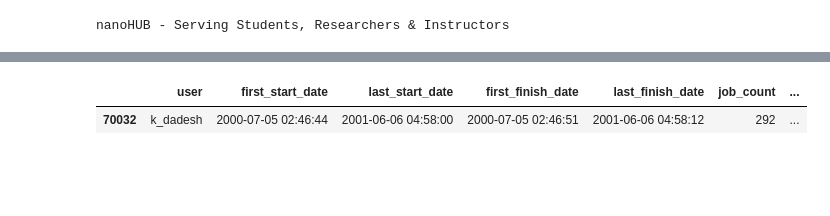
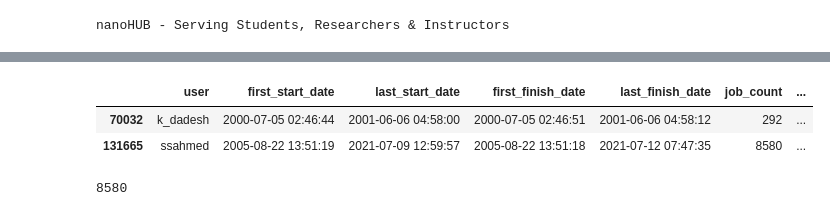
Before and after one commit to saxenap/nanohub, a Jupyter notebook: nanoHUB/rfm/notebooks/toolevents2.ipynb, the cells around one changed output, grey strips where cells are left out. Saved outputs shown, nothing was run; the diff lists cells and outputs as text; code cells hidden in the pictures; blank space fills up the shorter version.

Commit message:
finish generating data

```diff
--- a/nanoHUB/rfm/notebooks/toolevents2.ipynb
+++ b/nanoHUB/rfm/notebooks/toolevents2.ipynb
@@ -89,0 +94,8 @@ display(df_dummy['dates'])
+# %%
+df_superjobs_days = df_nonzero_superjobs.groupby(['user', 'superjob']).first()
+df_superjobs_days_groupedby_user = df_superjobs_days.groupby(['user'])
+
+df_count_superjobs_days = df_superjobs_days_groupedby_user.agg(
+    superjob_event_days=('start_dates', 'nunique')
+).reset_index()
+display(df_count_superjobs_days)
@@ -89,0 +116,4 @@ display(df_dummy['dates'])
+# %%
+df_superjobs_last_start_date = df_superjobs_days_groupedby_user['start'].last().reset_index()
+df_superjobs_last_start_date.columns = ['user', 'last_superjob_start_date']
+display(df_superjobs_last_start_date)
@@ -93,8 +137,13 @@ merger = Merger()
 merger.add_dataframe(df_start_max_min)
 merger.add_dataframe(df_finish_max_min)
 merger.add_dataframe(df_jobs)
-merger.add_dataframe(df_superjobs)
+merger.add_dataframe(df_superjobs_count)
 merger.add_dataframe(df_count_event_days)
+merger.add_dataframe(df_count_superjobs_days)
+merger.add_dataframe(df_superjobs_last_start_date)
 
 df_merged = merger.merge()
-display(df_merged)
+# %%
+df_merged['toolevents__lifetime'] = (df_merged['last_finish_date'] - df_merged['first_start_date']).dt.days
+df_merged.loc[df_merged.toolevents__lifetime == 0, 'toolevents__lifetime'] = 1
+display(df_merged)
@@ -124,6 +184,12 @@ display(df_merged)
 # %%
-display(get_data_for_user('k_dadesh', df_merged))
+users = ['ssahmed', 'k_dadesh']
+display(get_data_for_users(users, df_merged))
 # %% [output]
 |  | user | first_start_date | last_start_date | first_finish_date | last_finish_date | job_count | ... |
 | 70032 | k_dadesh | 2000-07-05 02:46:44 | 2001-06-06 04:58:00 | 2000-07-05 02:46:51 | 2001-06-06 04:58:12 | 292 | ... |
+| 131665 | ssahmed | 2005-08-22 13:51:19 | 2021-07-09 12:59:57 | 2005-08-22 13:51:18 | 2021-07-12 07:47:35 | 8580 | ... |
+# %%
+display(len(dfc[dfc.user == 'ssahmed']))
+# %% [output]
+8580
 # %%
```
Also changed, not shown: parts of 18 cells of this notebook, 1 other file.
